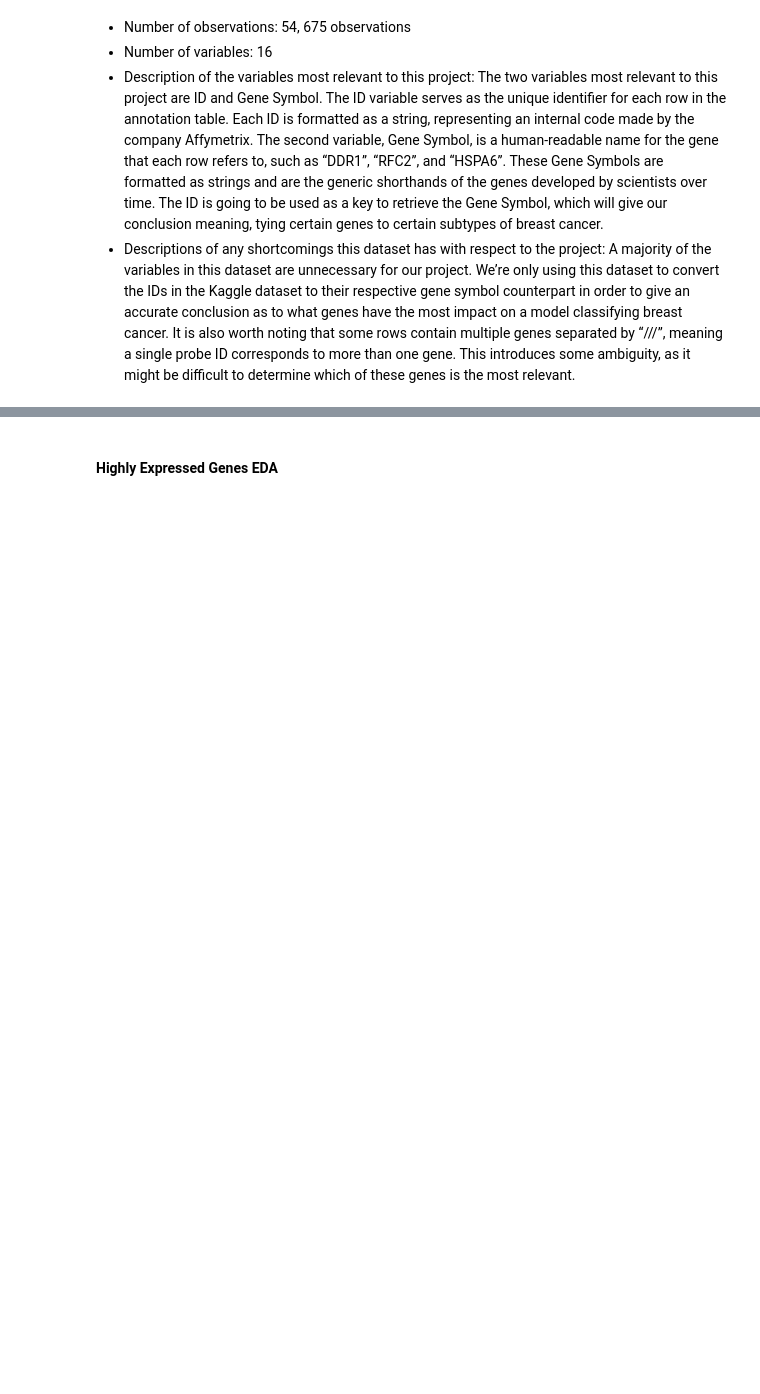
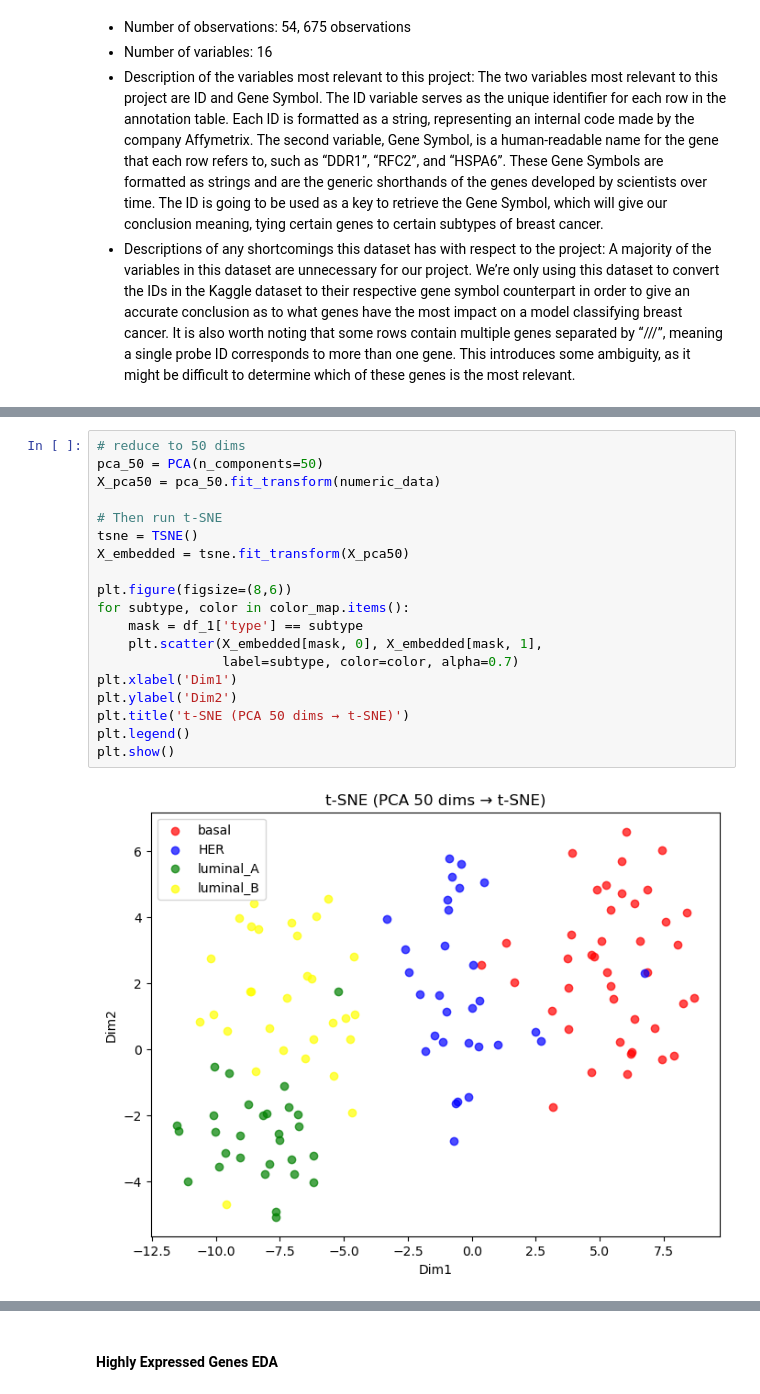
Before and after one commit to COGS108/Group099_WI26, a Jupyter notebook: 02-EDACheckpoint.ipynb, the cells around one changed output, grey strips where cells are left out. Saved outputs shown, nothing was run; the diff lists cells and outputs as text; blank space fills up the shorter version.

```diff
--- a/02-EDACheckpoint.ipynb
+++ b/02-EDACheckpoint.ipynb
@@ -177,0 +198,21 @@ Please note that you should consider the use of python modules in your work.  An
+# %%
+# reduce to 50 dims
+pca_50 = PCA(n_components=50)
+X_pca50 = pca_50.fit_transform(numeric_data)
+
+# Then run t-SNE
+tsne = TSNE()
+X_embedded = tsne.fit_transform(X_pca50)
+
+plt.figure(figsize=(8,6))
+for subtype, color in color_map.items():
+    mask = df_1['type'] == subtype
+    plt.scatter(X_embedded[mask, 0], X_embedded[mask, 1],
+                label=subtype, color=color, alpha=0.7)
+plt.xlabel('Dim1')
+plt.ylabel('Dim2')
+plt.title('t-SNE (PCA 50 dims → t-SNE)')
+plt.legend()
+plt.show()
+# %% [output]
+[figure, added]
```
Also changed, not shown: parts of 15 cells of this notebook.
